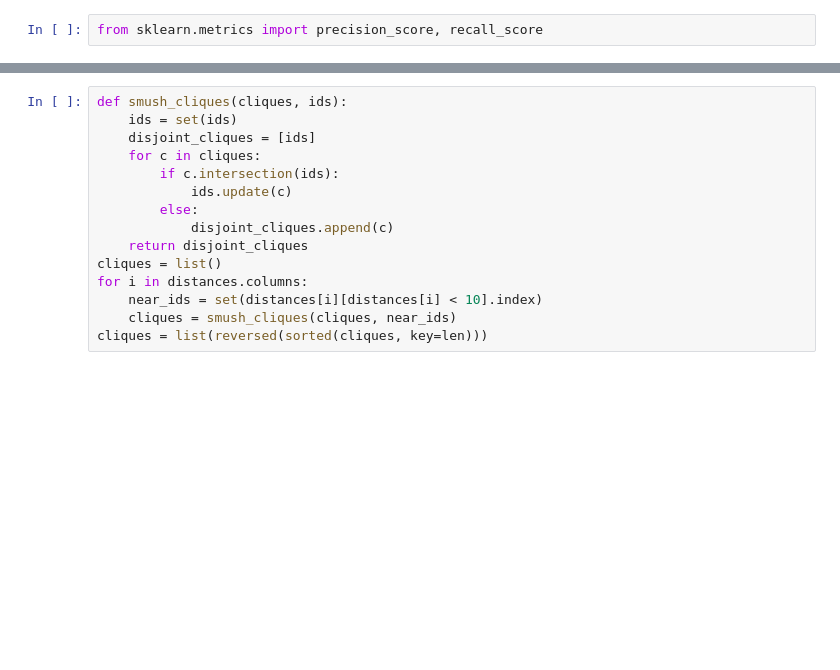
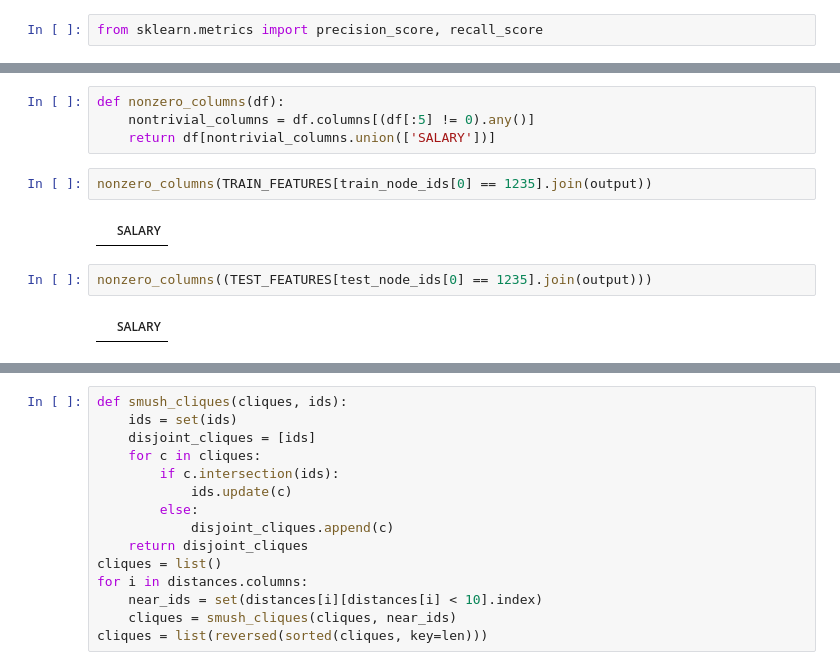
Before and after one commit to jvns/forestspy, a Jupyter notebook: adult dataset.ipynb, the cells around one changed output, grey strips where cells are left out. Drawn from its saved outputs; the diff is of its cells as text; blank space fills up the shorter version.

```diff
--- a/adult dataset.ipynb
+++ b/adult dataset.ipynb
@@ -297,0 +86,12 @@ len(distances)
+# %%
+def nonzero_columns(df):
+    nontrivial_columns = df.columns[(df[:5] != 0).any()]
+    return df[nontrivial_columns.union(['SALARY'])]
+# %%
+nonzero_columns(TRAIN_FEATURES[train_node_ids[0] == 1235].join(output))
+# %% [output]
+|  | SALARY |
+# %%
+nonzero_columns((TEST_FEATURES[test_node_ids[0] == 1235].join(output)))
+# %% [output]
+|  | SALARY |
```
Also changed, not shown: parts of 95 cells of this notebook, 1 other file.
